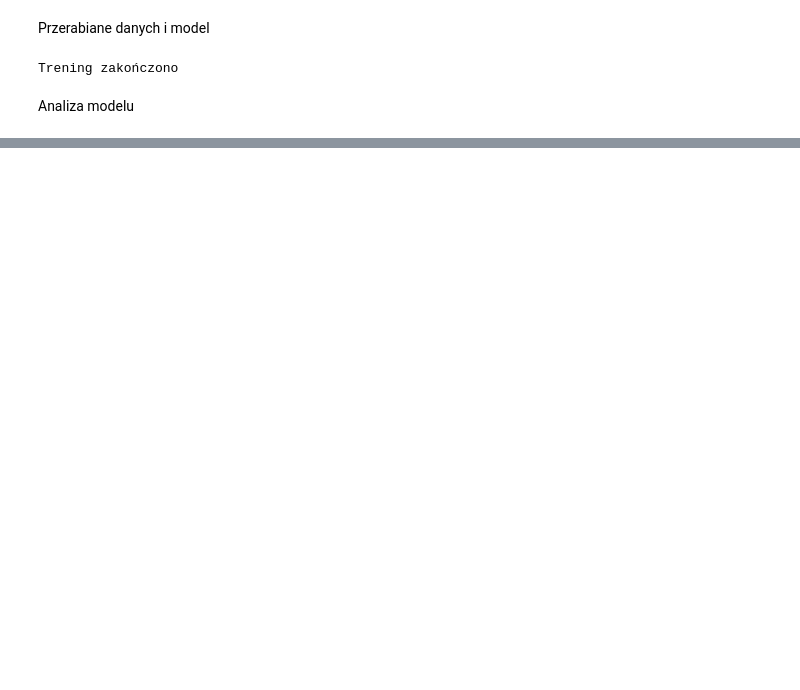
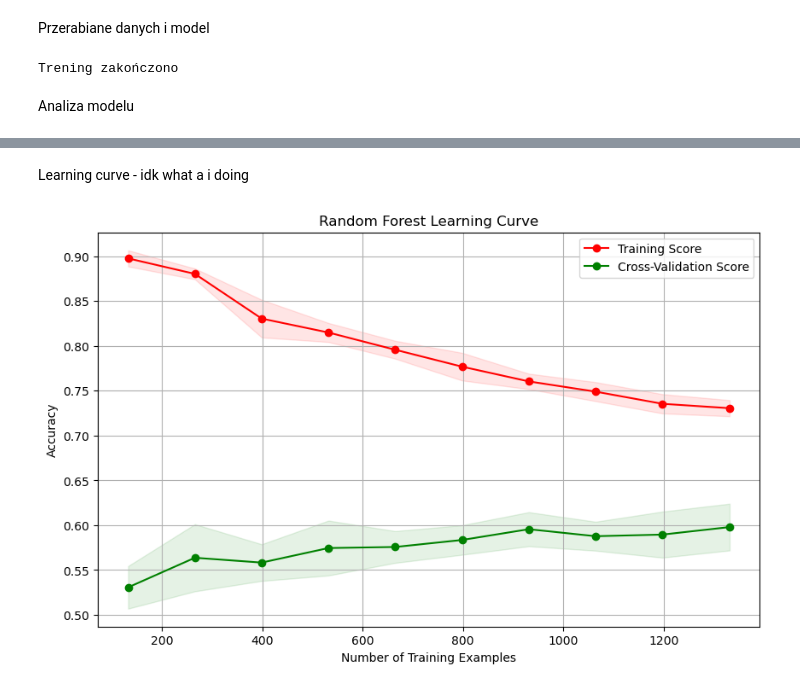
Before and after one commit to Izumik0/ML_G4, a Jupyter notebook: RF_ML_Model.ipynb, the cells around one changed output, grey strips where cells are left out. Saved outputs shown, nothing was run; the diff lists cells and outputs as text; code cells hidden in the pictures; blank space fills up the shorter version.

```diff
--- a/RF_ML_Model.ipynb
+++ b/RF_ML_Model.ipynb
@@ -139,0 +138,49 @@ Best score: 0.5580474776609706
+# %% [markdown]
+Learning curve - idk what a i doing
+# %%
+# 1. Load Data
+X=pd.concat([X_train, X_test], axis=0, ignore_index=True)
+Y=pd.concat([Y_train, Y_test], axis=0, ignore_index=True)
+Y=np.ravel(Y)
+# 2. Define the Random Forest Model
+# Key parameters to tune if you see overfitting: max_depth, min_samples_leaf
+model = RandomForestClassifier(
+    n_estimators=2000,
+    max_features=1,
+    criterion='gini',
+    min_samples_leaf=2,
+    class_weight='balanced',
+    random_state=230,
+    max_depth=5,
+    n_jobs=-1
+)
+
+# 3. Generate Learning Curve Data
+train_sizes, train_scores, test_scores = learning_curve(
+    model, X, Y, cv=5, scoring='accuracy', n_jobs=-1,
+    train_sizes=np.linspace(0.1, 1.0, 10)
+)
+
+# 4. Calculate Mean and Standard Deviation
+train_mean = np.mean(train_scores, axis=1)
+train_std = np.std(train_scores, axis=1)
+test_mean = np.mean(test_scores, axis=1)
+test_std = np.std(test_scores, axis=1)
+
+# 5. Plot the Curve
+plt.figure(figsize=(10, 6))
+plt.plot(train_sizes, train_mean, label="Training Score", color="red", marker='o')
+plt.plot(train_sizes, test_mean, label="Cross-Validation Score", color="green", marker='o')
+
+# Add variance bands
+plt.fill_between(train_sizes, train_mean - train_std, train_mean + train_std, color="red", alpha=0.1)
+plt.fill_between(train_sizes, test_mean - test_std, test_mean + test_std, color="green", alpha=0.1)
+
+plt.title("Random Forest Learning Curve")
+plt.xlabel("Number of Training Examples")
+plt.ylabel("Accuracy")
+plt.legend(loc="best")
+plt.grid(True)
+plt.show()
+# %% [output]
+[figure, added]
```
Also changed, not shown: parts of 10 cells of this notebook, 5 other files.
